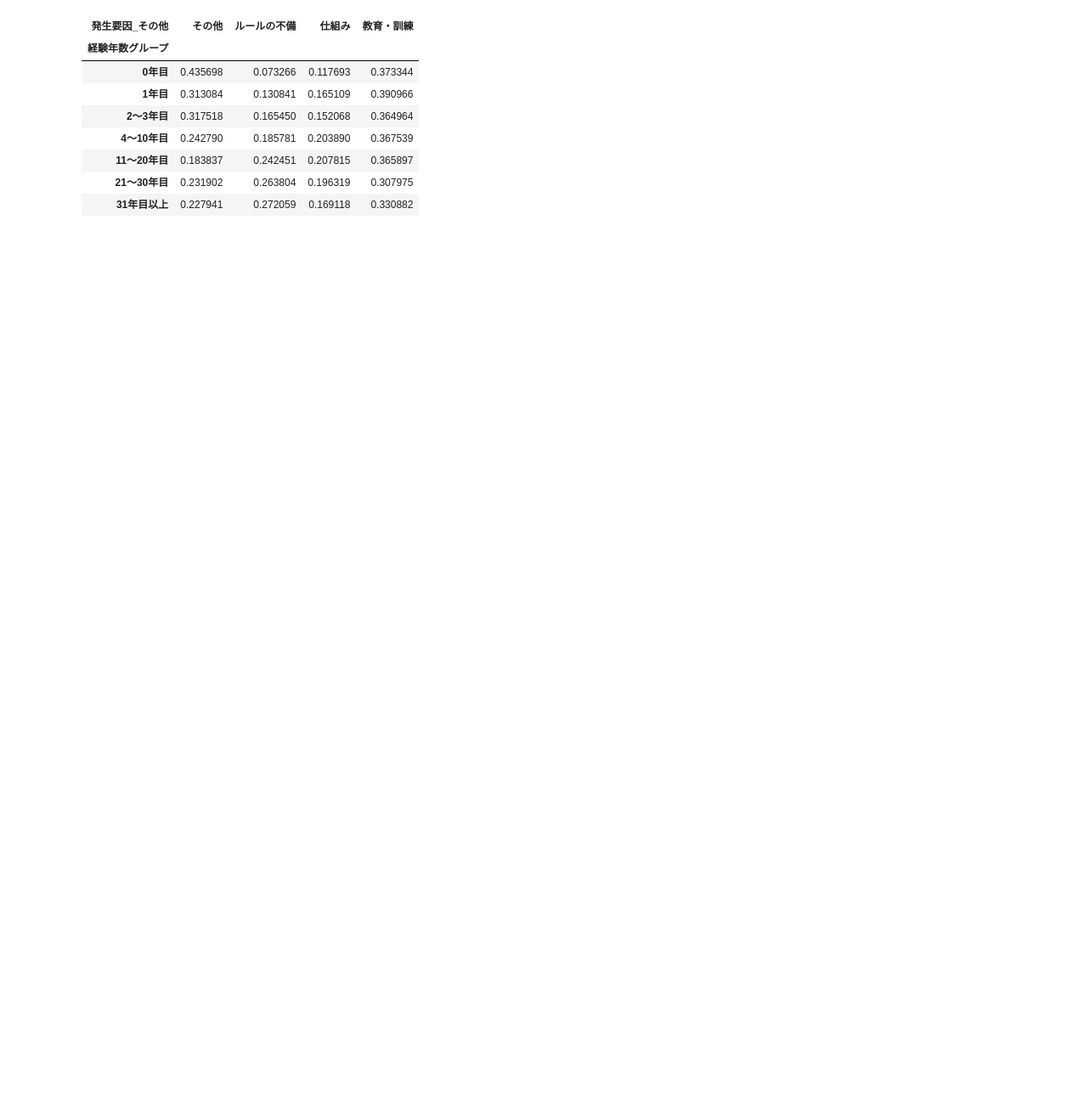
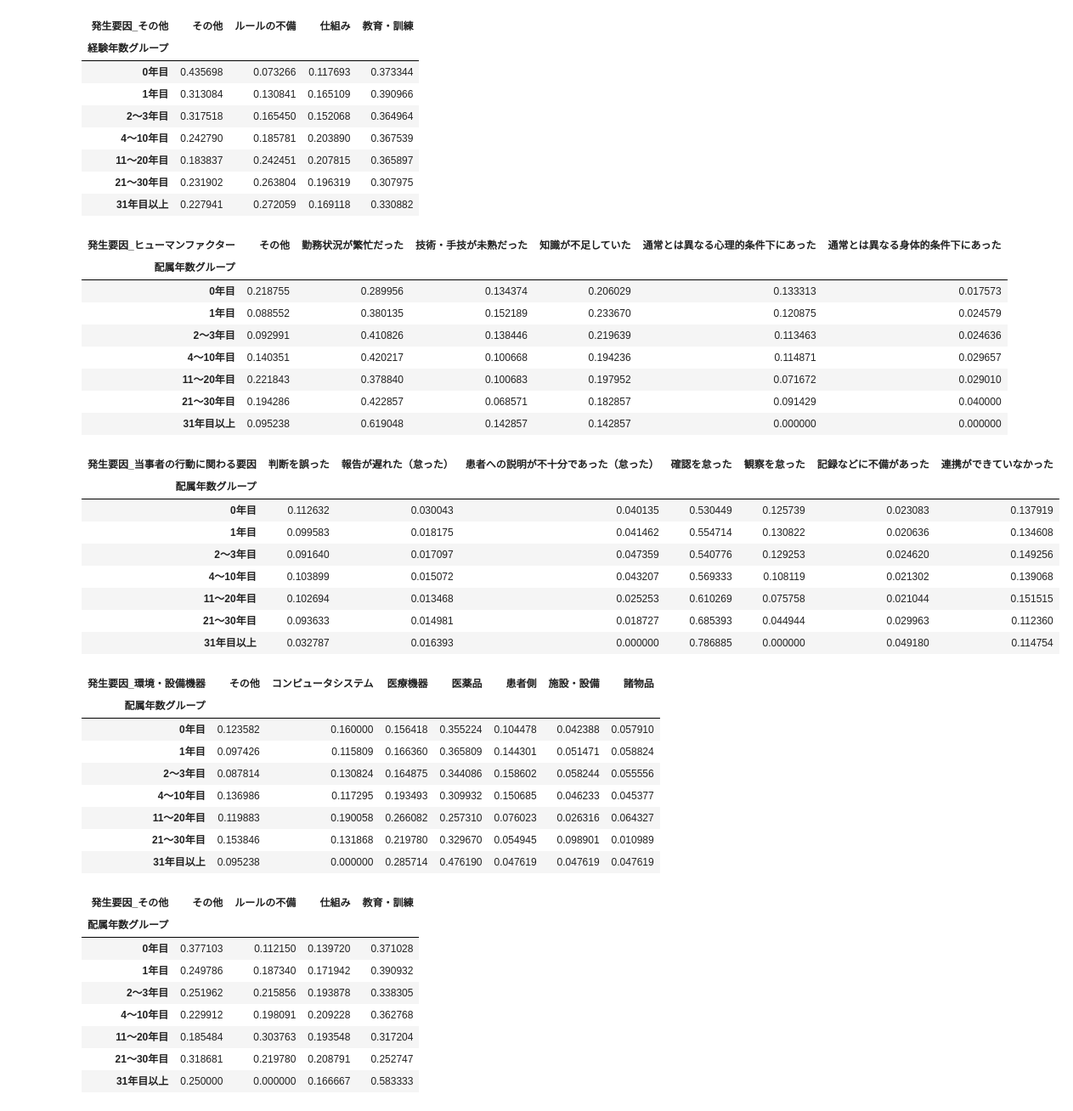
Before and after one commit to maizoh/Project_Shinshu, a Jupyter notebook: Project_Shinshu_2.ipynb, the cells around one changed output. Shown at 85% size. Saved outputs shown, nothing was run; the diff lists cells and outputs as text; code cells hidden in the pictures; blank space fills up the shorter version.

```diff
--- a/Project_Shinshu_2.ipynb
+++ b/Project_Shinshu_2.ipynb
@@ -414,3 +428,52 @@ display(table4.style.highlight_max(color="blue",axis=1))
 | 11～20年目 | 0.183837 | 0.242451 | 0.207815 | 0.365897 |
 | 21～30年目 | 0.231902 | 0.263804 | 0.196319 | 0.307975 |
 | 31年目以上 | 0.227941 | 0.272059 | 0.169118 | 0.330882 |
+# %%
+table1=pd.crosstab(df_human["配属年数グループ"],df_human['発生要因_ヒューマンファクター'],normalize="index")
+display(table1.style.highlight_max(color="blue",axis=1))
+
+table2=pd.crosstab(df_action["配属年数グループ"],df_action["発生要因_当事者の行動に関わる要因"],normalize="index")
+display(table2.style.highlight_max(color="blue",axis=1))
+
+table3=pd.crosstab(df_env["配属年数グループ"],df_env["発生要因_環境・設備機器"],normalize="index")
+display(table3.style.highlight_max(color="blue",axis=1))
+
+table4=pd.crosstab(df_other["配属年数グループ"],df_other["発生要因_その他"],normalize="index")
+display(table4.style.highlight_max(color="blue",axis=1))
+# %% [output]
+| 発生要因_ヒューマンファクター | その他 | 勤務状況が繁忙だった | 技術・手技が未熟だった | 知識が不足していた | 通常とは異なる心理的条件下にあった | 通常とは異なる身体的条件下にあった |
+| 配属年数グループ |  |  |  |  |  |  |
+| 0年目 | 0.218755 | 0.289956 | 0.134374 | 0.206029 | 0.133313 | 0.017573 |
+| 1年目 | 0.088552 | 0.380135 | 0.152189 | 0.233670 | 0.120875 | 0.024579 |
+| 2〜3年目 | 0.092991 | 0.410826 | 0.138446 | 0.219639 | 0.113463 | 0.024636 |
+| 4〜10年目 | 0.140351 | 0.420217 | 0.100668 | 0.194236 | 0.114871 | 0.029657 |
+| 11～20年目 | 0.221843 | 0.378840 | 0.100683 | 0.197952 | 0.071672 | 0.029010 |
+| 21～30年目 | 0.194286 | 0.422857 | 0.068571 | 0.182857 | 0.091429 | 0.040000 |
+| 31年目以上 | 0.095238 | 0.619048 | 0.142857 | 0.142857 | 0.000000 | 0.000000 |
+| 発生要因_当事者の行動に関わる要因 | 判断を誤った | 報告が遅れた（怠った） | 患者への説明が不十分であった（怠った） | 確認を怠った | 観察を怠った | 記録などに不備があった | 連携ができていなかった |
+| 配属年数グループ |  |  |  |  |  |  |  |
+| 0年目 | 0.112632 | 0.030043 | 0.040135 | 0.530449 | 0.125739 | 0.023083 | 0.137919 |
+| 1年目 | 0.099583 | 0.018175 | 0.041462 | 0.554714 | 0.130822 | 0.020636 | 0.134608 |
+| 2〜3年目 | 0.091640 | 0.017097 | 0.047359 | 0.540776 | 0.129253 | 0.024620 | 0.149256 |
+| 4〜10年目 | 0.103899 | 0.015072 | 0.043207 | 0.569333 | 0.108119 | 0.021302 | 0.139068 |
+| 11～20年目 | 0.102694 | 0.013468 | 0.025253 | 0.610269 | 0.075758 | 0.021044 | 0.151515 |
+| 21～30年目 | 0.093633 | 0.014981 | 0.018727 | 0.685393 | 0.044944 | 0.029963 | 0.112360 |
+| 31年目以上 | 0.032787 | 0.016393 | 0.000000 | 0.786885 | 0.000000 | 0.049180 | 0.114754 |
+| 発生要因_環境・設備機器 | その他 | コンピュータシステム | 医療機器 | 医薬品 | 患者側 | 施設・設備 | 諸物品 |
+| 配属年数グループ |  |  |  |  |  |  |  |
+| 0年目 | 0.123582 | 0.160000 | 0.156418 | 0.355224 | 0.104478 | 0.042388 | 0.057910 |
+| 1年目 | 0.097426 | 0.115809 | 0.166360 | 0.365809 | 0.144301 | 0.051471 | 0.058824 |
+| 2〜3年目 | 0.087814 | 0.130824 | 0.164875 | 0.344086 | 0.158602 | 0.058244 | 0.055556 |
+| 4〜10年目 | 0.136986 | 0.117295 | 0.193493 | 0.309932 | 0.150685 | 0.046233 | 0.045377 |
+| 11～20年目 | 0.119883 | 0.190058 | 0.266082 | 0.257310 | 0.076023 | 0.026316 | 0.064327 |
+| 21～30年目 | 0.153846 | 0.131868 | 0.219780 | 0.329670 | 0.054945 | 0.098901 | 0.010989 |
+| 31年目以上 | 0.095238 | 0.000000 | 0.285714 | 0.476190 | 0.047619 | 0.047619 | 0.047619 |
+| 発生要因_その他 | その他 | ルールの不備 | 仕組み | 教育・訓練 |
+| 配属年数グループ |  |  |  |  |
+| 0年目 | 0.377103 | 0.112150 | 0.139720 | 0.371028 |
+| 1年目 | 0.249786 | 0.187340 | 0.171942 | 0.390932 |
+| 2〜3年目 | 0.251962 | 0.215856 | 0.193878 | 0.338305 |
+| 4〜10年目 | 0.229912 | 0.198091 | 0.209228 | 0.362768 |
+| 11～20年目 | 0.185484 | 0.303763 | 0.193548 | 0.317204 |
+| 21～30年目 | 0.318681 | 0.219780 | 0.208791 | 0.252747 |
+| 31年目以上 | 0.250000 | 0.000000 | 0.166667 | 0.583333 |
```
Also changed, not shown: parts of 9 cells of this notebook.
